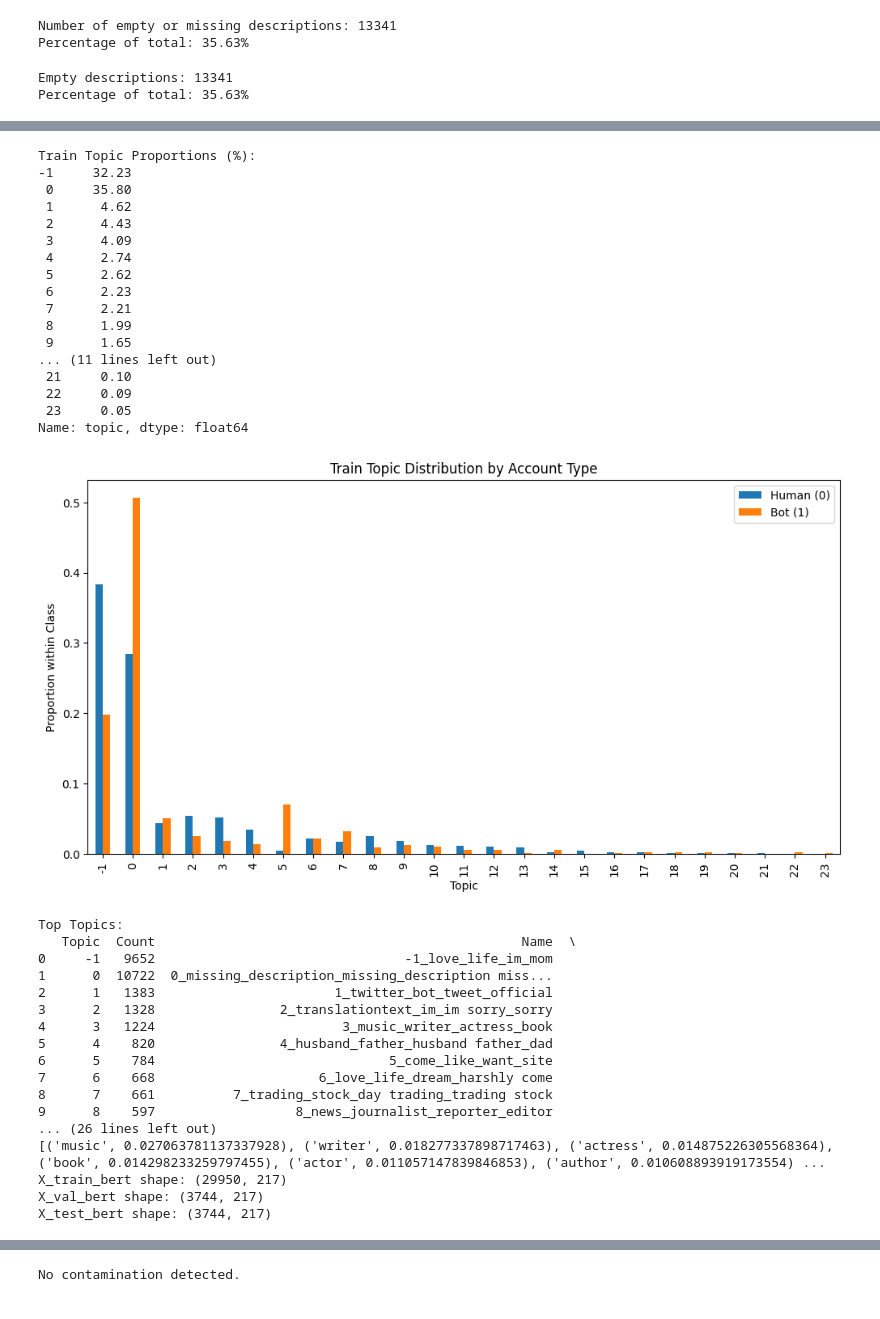
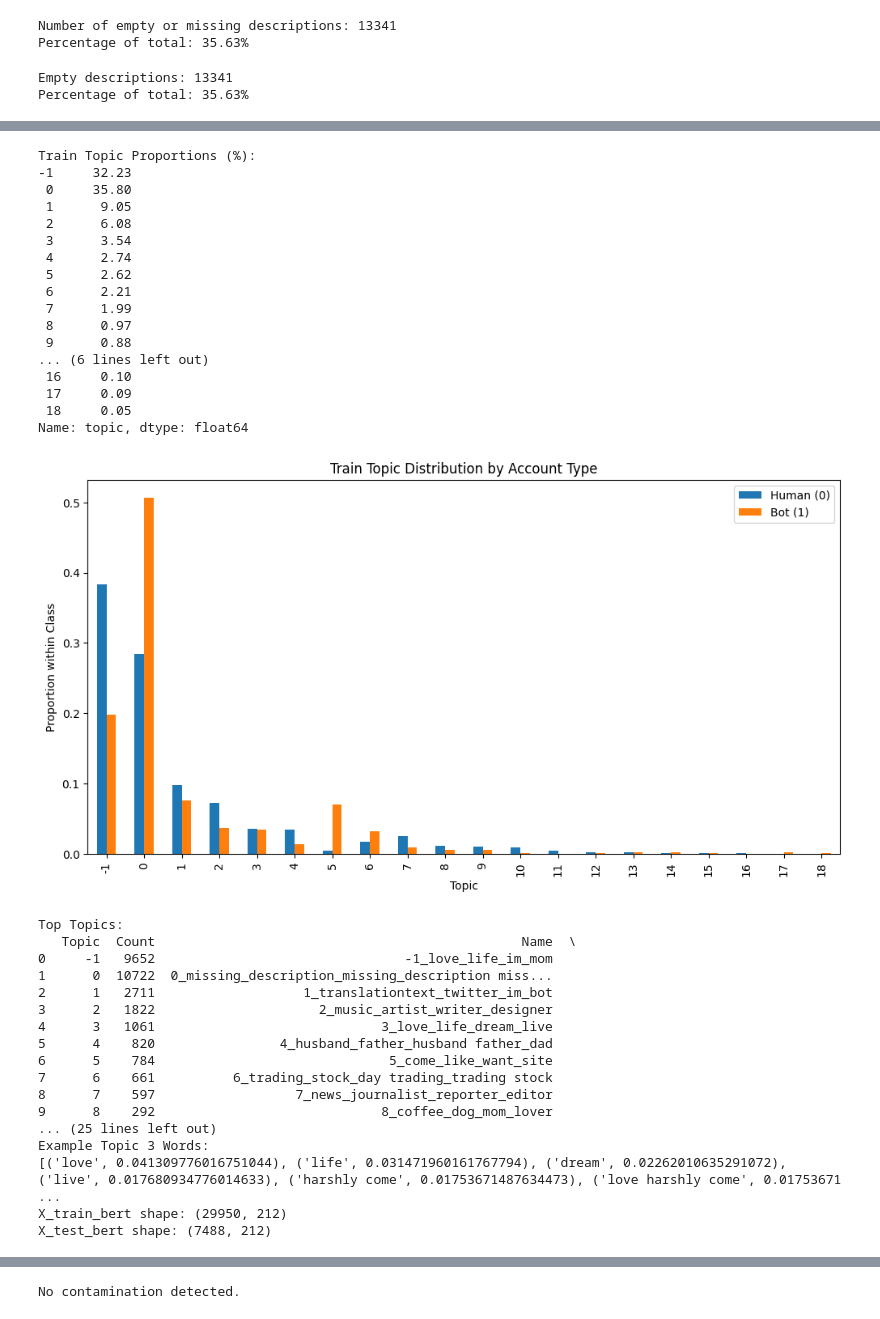
Before and after one commit to celneo7/DSA4263-Project-Twitter-Bots, a Jupyter notebook: notebooks/baseline draft 2 + bertopic.ipynb, the cells around one changed output, grey strips where cells are left out. Drawn from its saved outputs; the diff is of its cells as text; code cells hidden in the pictures.

```diff
--- a/notebooks/baseline draft 2 + bertopic.ipynb
+++ b/notebooks/baseline draft 2 + bertopic.ipynb
@@ -509,9 +580,8 @@ df_bert['description_en'] = df_bert['description_en'].fillna("missing_descriptio
 # convert to binary
 df_bert['account_type'] = df_bert['account_type'].map({'bot': 1, 'human': 0})
 
-# train/val/test 80/10/10
-train_df, temp_df = train_test_split(df_bert, test_size=0.2, stratify=df_bert['account_type'], random_state=42)
-val_df, test_df  = train_test_split(temp_df, test_size=0.5, stratify=temp_df['account_type'], random_state=42)
+# train/test 80/20
+train_df, test_df  = train_test_split(df_bert, test_size=0.2, stratify=df_bert['account_type'], random_state=42)
 
 # tabular features
 bool_cols = ['default_profile', 'default_profile_image', 'geo_enabled', 'verified']
@@ -526,20 +596,16 @@ num_cols  = [
 # booleans to int
 for col in bool_cols:
     train_df[col] = train_df[col].astype(int)
-    val_df[col]   = val_df[col].astype(int)
     test_df[col]  = test_df[col].astype(int)
 
 # one-hot encode categoricals
 train_df = pd.get_dummies(train_df, columns=cat_cols, drop_first=False)
-val_df   = pd.get_dummies(val_df, columns=cat_cols, drop_first=False)
-val_df   = val_df.reindex(columns=train_df.columns, fill_value=0)
 test_df  = pd.get_dummies(test_df, columns=cat_cols, drop_first=False)
 test_df  = test_df.reindex(columns=train_df.columns, fill_value=0)
 
 # scale numeric features
 scaler = StandardScaler()
 train_df[num_cols] = scaler.fit_transform(train_df[num_cols])
-val_df[num_cols]   = scaler.transform(val_df[num_cols])
 test_df[num_cols]  = scaler.transform(test_df[num_cols])
 
 # define BERTopic model
@@ -562,7 +628,7 @@ hdbscan_model = HDBSCAN(
 
 vectorizer_model = CountVectorizer(ngram_range=(1,3), stop_words='english')
 
-nr_topics = 25
+nr_topics = 20
 
 topic_model = BERTopic(
     embedding_model=embedding_model,
@@ -578,16 +644,12 @@ topic_model = BERTopic(
 train_texts = train_df['description_en'].tolist()
 topics_train, probs_train = topic_model.fit_transform(train_texts)
 
-# transform val and test
-val_texts  = val_df['description_en'].tolist()
-topics_val, probs_val = topic_model.transform(val_texts)
-
+# transform test set
 test_texts  = test_df['description_en'].tolist()
 topics_test, probs_test = topic_model.transform(test_texts)
 
 # add topics to DataFrames
 train_df['topic'] = topics_train
-val_df['topic']   = topics_val
 test_df['topic']  = topics_test
 
 # visualise performance
@@ -618,26 +680,21 @@ print(topic_model.get_topic(3))
 
 # one-hot encode topics
 topic_dummies_train = pd.get_dummies(train_df['topic'].astype(str), prefix='topic')
-topic_dummies_val   = pd.get_dummies(val_df['topic'].astype(str), prefix='topic')
 topic_dummies_test  = pd.get_dummies(test_df['topic'].astype(str), prefix='topic')
 
 # align columns
-topic_dummies_val  = topic_dummies_val.reindex(columns=topic_dummies_train.columns, fill_value=0)
 topic_dummies_test = topic_dummies_test.reindex(columns=topic_dummies_train.columns, fill_value=0)
 
 # tabular features
 tabular_cols = [c for c in train_df.columns if c not in ['description_en', 'topic', 'account_type']]
 
 X_train_bert = np.hstack([topic_dummies_train.values, train_df[tabular_cols].values])
-X_val_bert   = np.hstack([topic_dummies_val.values, val_df[tabular_cols].values])
 X_test_bert  = np.hstack([topic_dummies_test.values, test_df[tabular_cols].values])
 
 y_train_bert = train_df['account_type'].values
-y_val_bert   = val_df['account_type'].values
 y_test_bert  = test_df['account_type'].values
 
 print("X_train_bert shape:", X_train_bert.shape)
-print("X_val_bert shape:", X_val_bert.shape)
 print("X_test_bert shape:", X_test_bert.shape)
 # %% [output]
 Empty descriptions: 13341
@@ -658,39 +716,39 @@ huggingface/tokenizers: The current process just got forked, after parallelism h
         - Avoid using `tokenizers` before the fork if possible
         - Explicitly set the environment variable TOKENIZERS_PARALLELISM=(true | false)
 
 Changing the sparsity structure of a csr_matrix is expensive. lil_matrix is more efficient.
 Train Topic Proportions (%):
 -1     32.23
  0     35.80
- 1      4.62
- 2      4.43
- 3      4.09
+ 1      9.05
+ 2      6.08
+ 3      3.54
  4      2.74
  5      2.62
- 6      2.23
- 7      2.21
- 8      1.99
- 9      1.65
-... (11 lines left out)
- 21     0.10
- 22     0.09
- 23     0.05
+ 6      2.21
+ 7      1.99
+ 8      0.97
+ 9      0.88
+... (6 lines left out)
+ 16     0.10
+ 17     0.09
+ 18     0.05
 Name: topic, dtype: float64
-[figure, old version]
+[figure, new version]
 Top Topics:
    Topic  Count                                               Name  \
 0     -1   9652                                -1_love_life_im_mom
 1      0  10722  0_missing_description_missing_description miss...
-2      1   1383                       1_twitter_bot_tweet_official
-3      2   1328                2_translationtext_im_im sorry_sorry
-4      3   1224                        3_music_writer_actress_book
+2      1   2711                   1_translationtext_twitter_im_bot
+3      2   1822                     2_music_artist_writer_designer
+4      3   1061                             3_love_life_dream_live
 5      4    820                4_husband_father_husband father_dad
 6      5    784                              5_come_like_want_site
-7      6    668                     6_love_life_dream_harshly come
-8      7    661          7_trading_stock_day trading_trading stock
-9      8    597                  8_news_journalist_reporter_editor
-... (26 lines left out)
-[('music', 0.027063781137337928), ('writer', 0.018277337898717463), ('actress', 0.014875226305568364), ('book', 0.014298233259797455), ('actor', 0.011057147839846853), ('author', 0.010608893919173554) ...
-X_train_bert shape: (29950, 217)
-X_val_bert shape: (3744, 217)
-X_test_bert shape: (3744, 217)
+7      6    661          6_trading_stock_day trading_trading stock
+8      7    597                  7_news_journalist_reporter_editor
+9      8    292                             8_coffee_dog_mom_lover
+... (25 lines left out)
+Example Topic 3 Words:
+[('love', 0.041309776016751044), ('life', 0.031471960161767794), ('dream', 0.02262010635291072), ('live', 0.017680934776014633), ('harshly come', 0.01753671487634473), ('love harshly come', 0.01753671 ...
+X_train_bert shape: (29950, 212)
+X_test_bert shape: (7488, 212)
```
Also changed, not shown: parts of 34 cells of this notebook.
